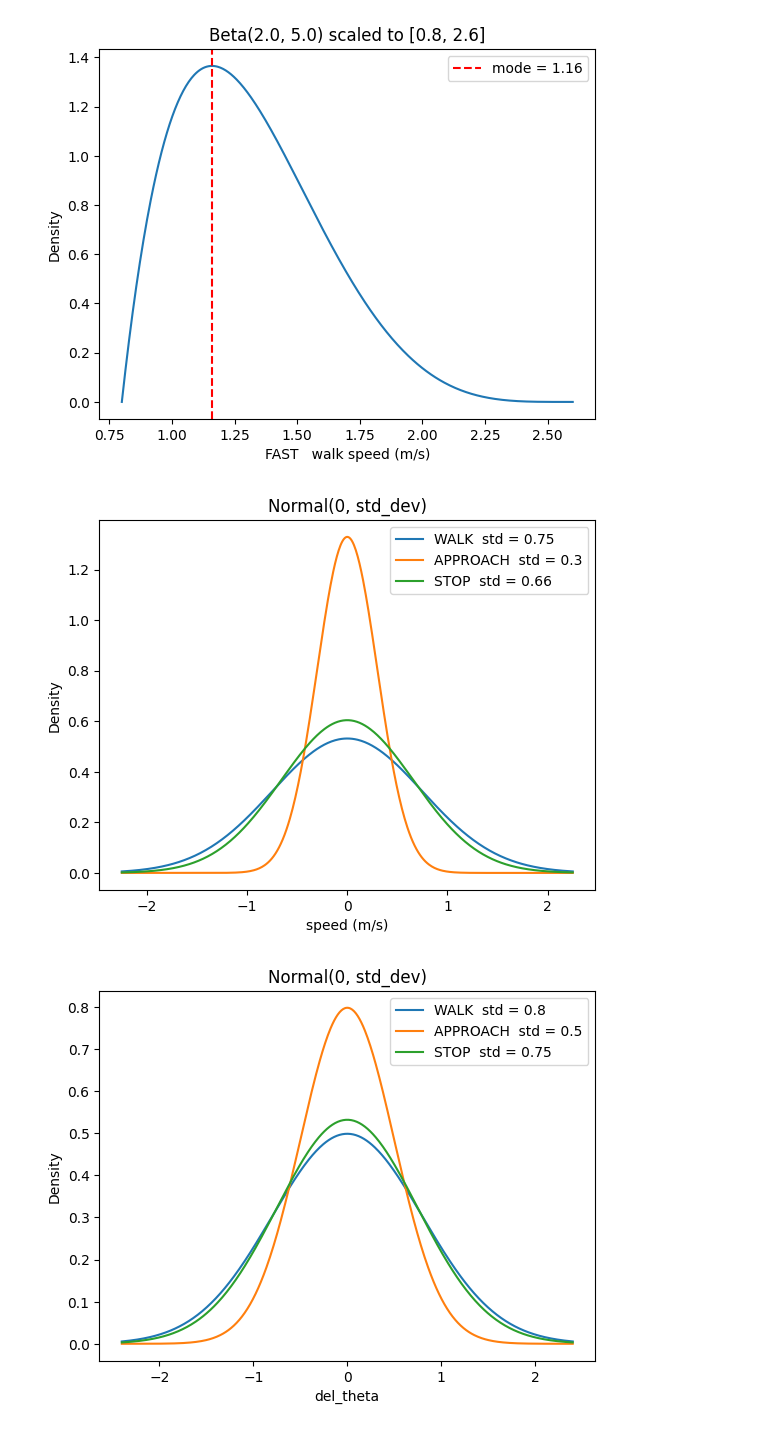
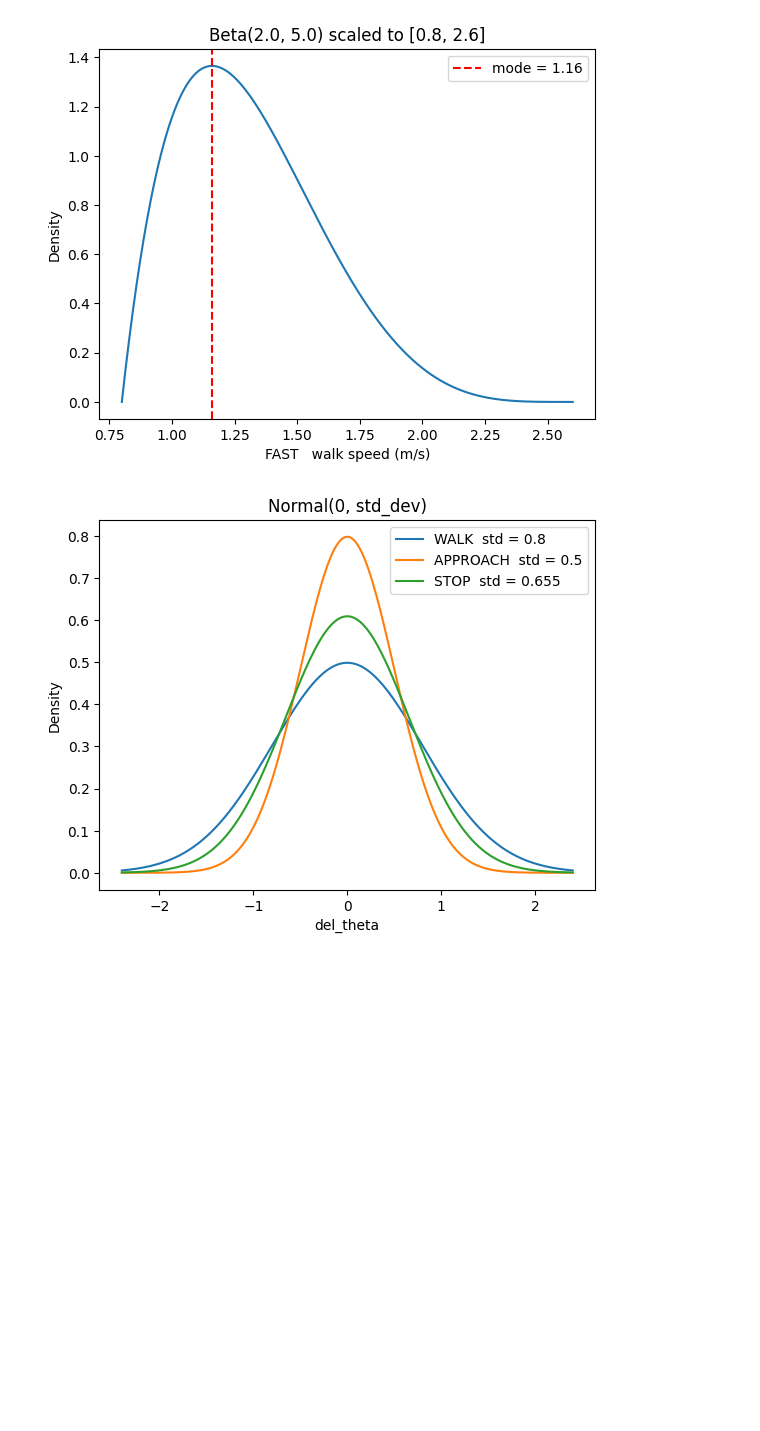
Before and after one commit to sumdher/trajectory_simulator, a Jupyter notebook: prob_distributions.ipynb, the cells around one changed output. Saved outputs shown, nothing was run; the diff lists cells and outputs as text; code cells hidden in the pictures; blank space fills up the shorter version.

Commit message:
added proability distributions plots in .ipynb

```diff
--- a/prob_distributions.ipynb
+++ b/prob_distributions.ipynb
@@ -68,51 +68,27 @@ plt.show()
 [figure]
 [figure]
 # %%
-import numpy as np
-import matplotlib.pyplot as plt
-from scipy.stats import norm
-
-phases = {
-    "WALK": 0.75,
-    "APPROACH": 0.30,
-    "STOP": 0.66,
-}
-
-sigma_max = max(phases.values())
-x = np.linspace(-3 * sigma_max, 3 * sigma_max, 500)
-
-for phase, sigma in phases.items():
-    pdf = norm.pdf(x, loc=0, scale=sigma)
-    plt.plot(x, pdf, label=f"{phase}  std = {sigma}")
-
-plt.xlabel("speed (m/s)")
-plt.ylabel("Density")
-plt.title("Normal(0, std_dev)")
-plt.legend()
-plt.show()
-
 import numpy as np
 import matplotlib.pyplot as plt
 from scipy.stats import norm
 
 phases = {
     "WALK": 0.80,
     "APPROACH": 0.50,
-    "STOP": 0.75,
+    "STOP": 0.655,
 }
 
 sigma_max = max(phases.values())
 x = np.linspace(-3 * sigma_max, 3 * sigma_max, 500)
 
 for phase, sigma in phases.items():
     pdf = norm.pdf(x, loc=0, scale=sigma)
     plt.plot(x, pdf, label=f"{phase}  std = {sigma}")
 
 plt.xlabel("del_theta")
 plt.ylabel("Density")
 plt.title("Normal(0, std_dev)")
 plt.legend()
 plt.show()
 # %% [output]
-[figure, old version]
+[figure, new version]
-[figure, removed]
```
Also changed, not shown: 1 other file.
